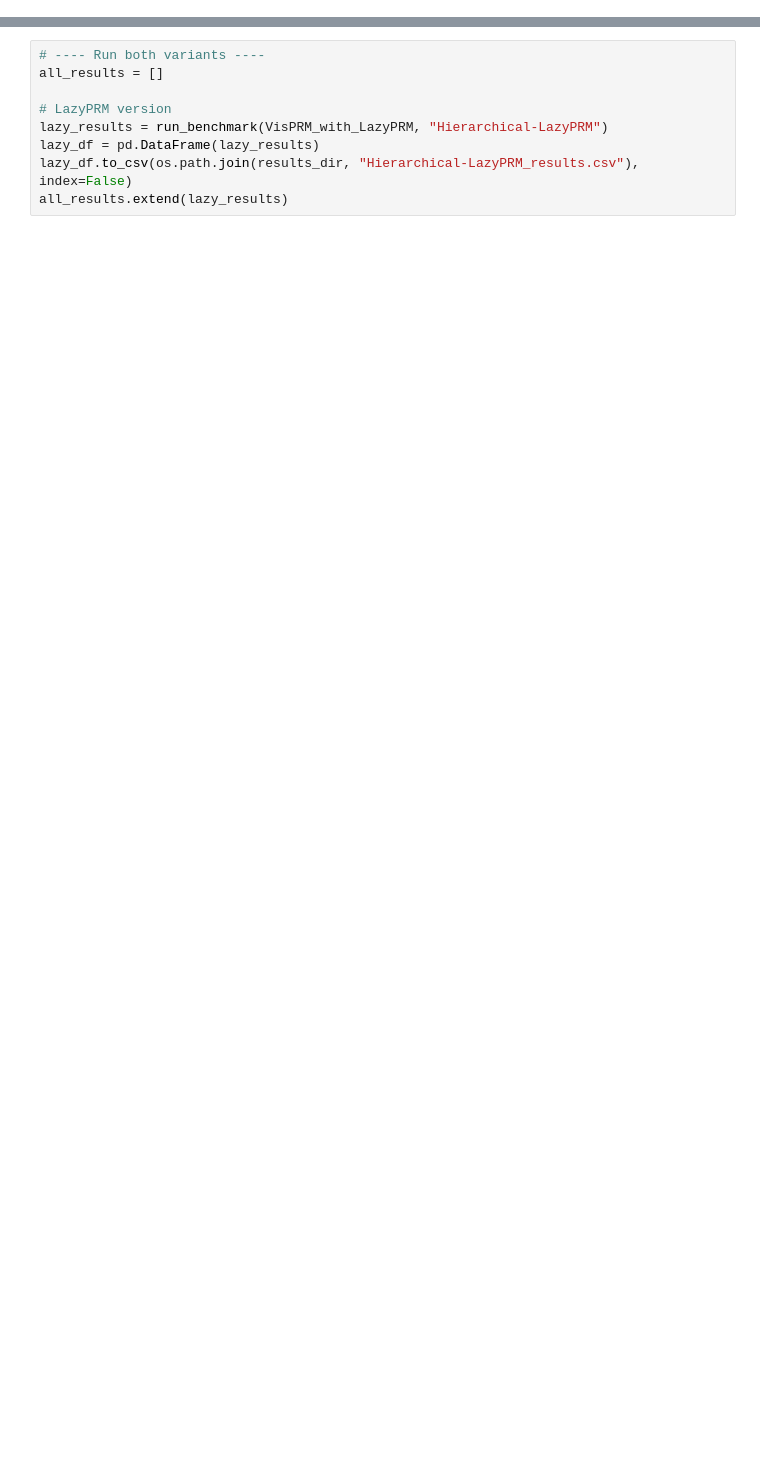
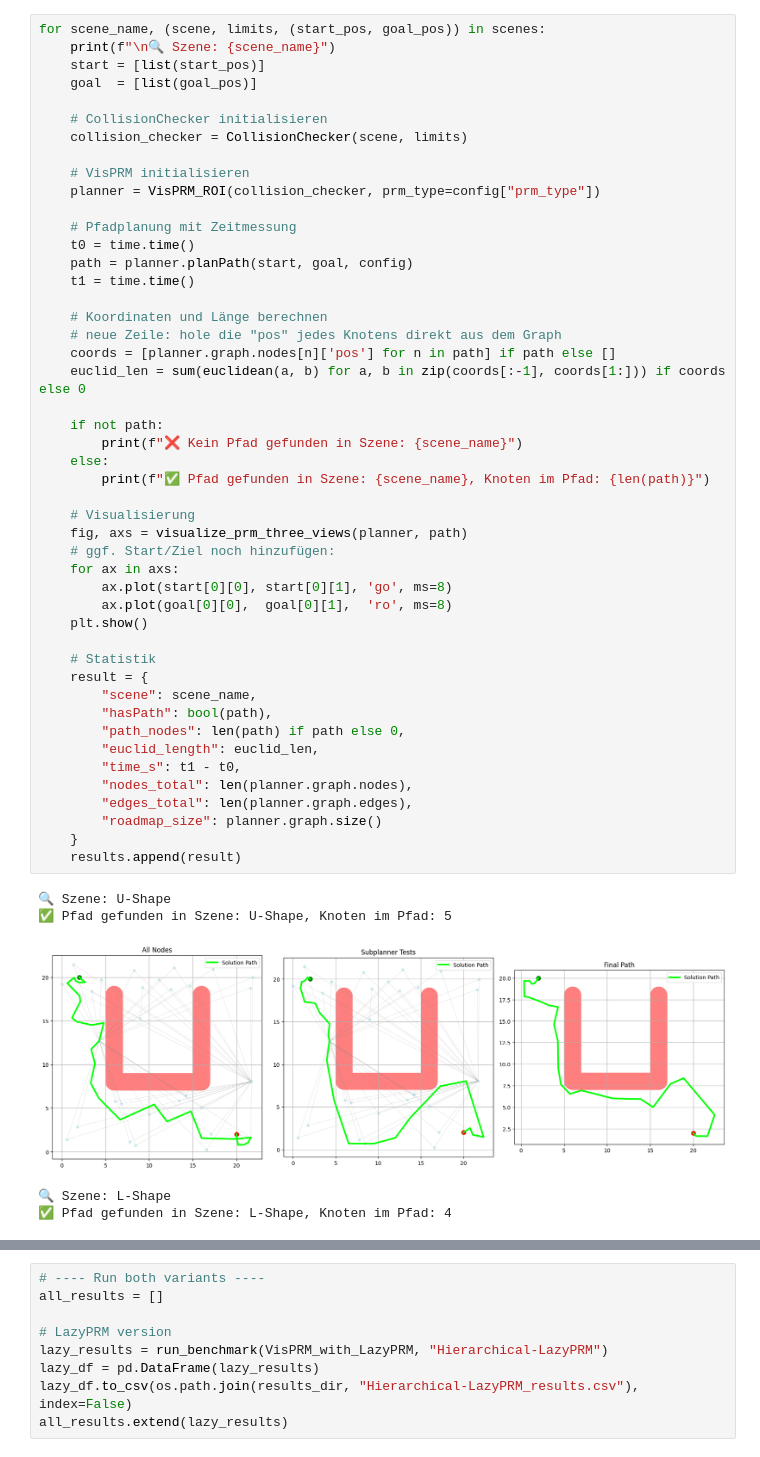
Before and after one commit to sboes/hierachicalPRM_final, a Jupyter notebook: 05.ipynb, the cells around one changed output, grey strips where cells are left out. Cells and saved outputs as stored; diff of their text form; blank space fills up the shorter version.

Commit message:
Refactor and enhance robot motion planning codebase with improved PRM setup, visualizations, and expanded DoF configurations

```diff
--- a/05.ipynb
+++ b/05.ipynb
@@ -38,0 +30,53 @@ scenes = get_all_scenes()
+# %%
+for scene_name, (scene, limits, (start_pos, goal_pos)) in scenes:
+    print(f"\n🔍 Szene: {scene_name}")
+    start = [list(start_pos)]
+    goal  = [list(goal_pos)]
+
+    # CollisionChecker initialisieren
+    collision_checker = CollisionChecker(scene, limits)
+
+    # VisPRM initialisieren
+    planner = VisPRM_ROI(collision_checker, prm_type=config["prm_type"])
+
+    # Pfadplanung mit Zeitmessung
+    t0 = time.time()
+    path = planner.planPath(start, goal, config)
+    t1 = time.time()
+
+    # Koordinaten und Länge berechnen
+    # neue Zeile: hole die "pos" jedes Knotens direkt aus dem Graph
+    coords = [planner.graph.nodes[n]['pos'] for n in path] if path else []
+    euclid_len = sum(euclidean(a, b) for a, b in zip(coords[:-1], coords[1:])) if coords else 0
+
+    if not path:
+        print(f"❌ Kein Pfad gefunden in Szene: {scene_name}")
+    else:
+        print(f"✅ Pfad gefunden in Szene: {scene_name}, Knoten im Pfad: {len(path)}")
+
+    # Visualisierung
+    fig, axs = visualize_prm_three_views(planner, path)
+    # ggf. Start/Ziel noch hinzufügen:
+    for ax in axs:
+        ax.plot(start[0][0], start[0][1], 'go', ms=8)
+        ax.plot(goal[0][0],  goal[0][1],  'ro', ms=8)
+    plt.show()
+
+    # Statistik
+    result = {
+        "scene": scene_name,
+        "hasPath": bool(path),
+        "path_nodes": len(path) if path else 0,
+        "euclid_length": euclid_len,
+        "time_s": t1 - t0,
+        "nodes_total": len(planner.graph.nodes),
+        "edges_total": len(planner.graph.edges),
+        "roadmap_size": planner.graph.size()
+    }
+    results.append(result)
+# %% [output]
+🔍 Szene: U-Shape
+✅ Pfad gefunden in Szene: U-Shape, Knoten im Pfad: 5
+[figure, added]
+🔍 Szene: L-Shape
+✅ Pfad gefunden in Szene: L-Shape, Knoten im Pfad: 4
```
Also changed, not shown: parts of 5 cells of this notebook, 8 other files.
